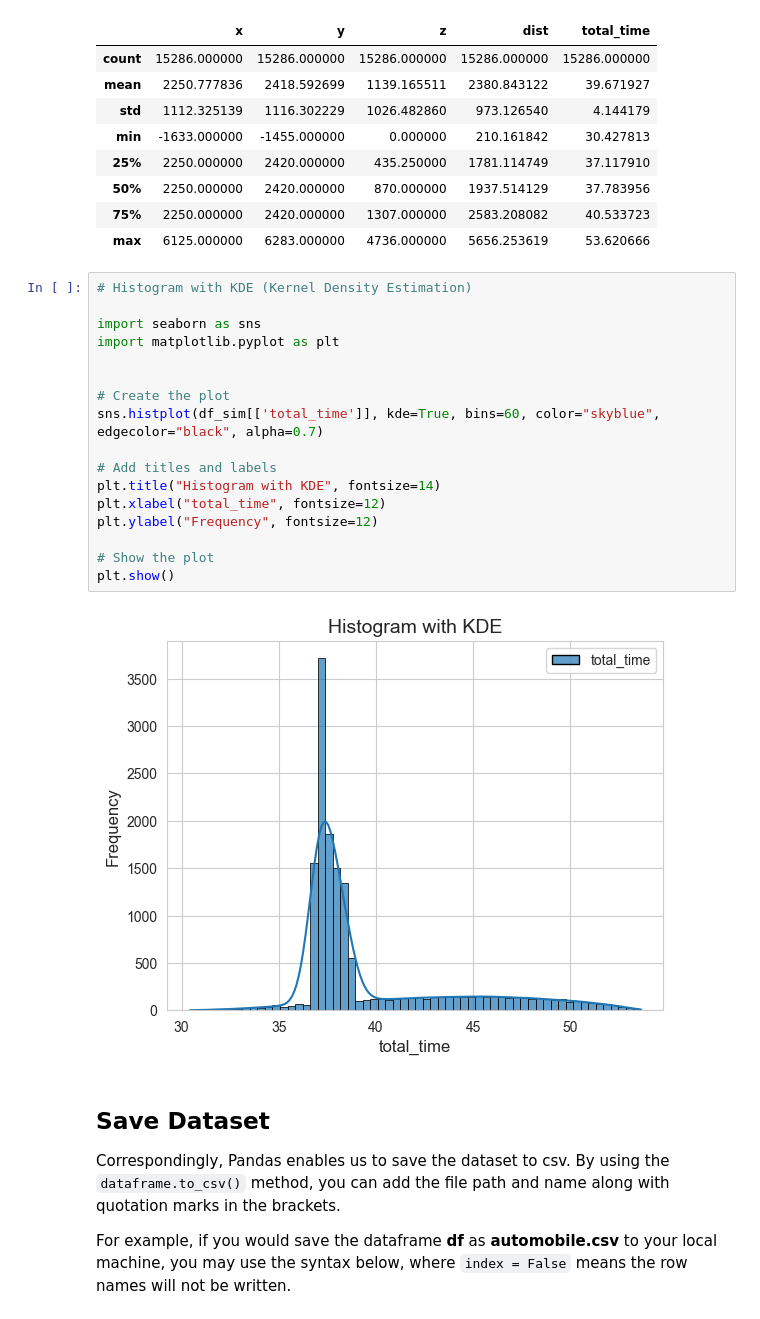
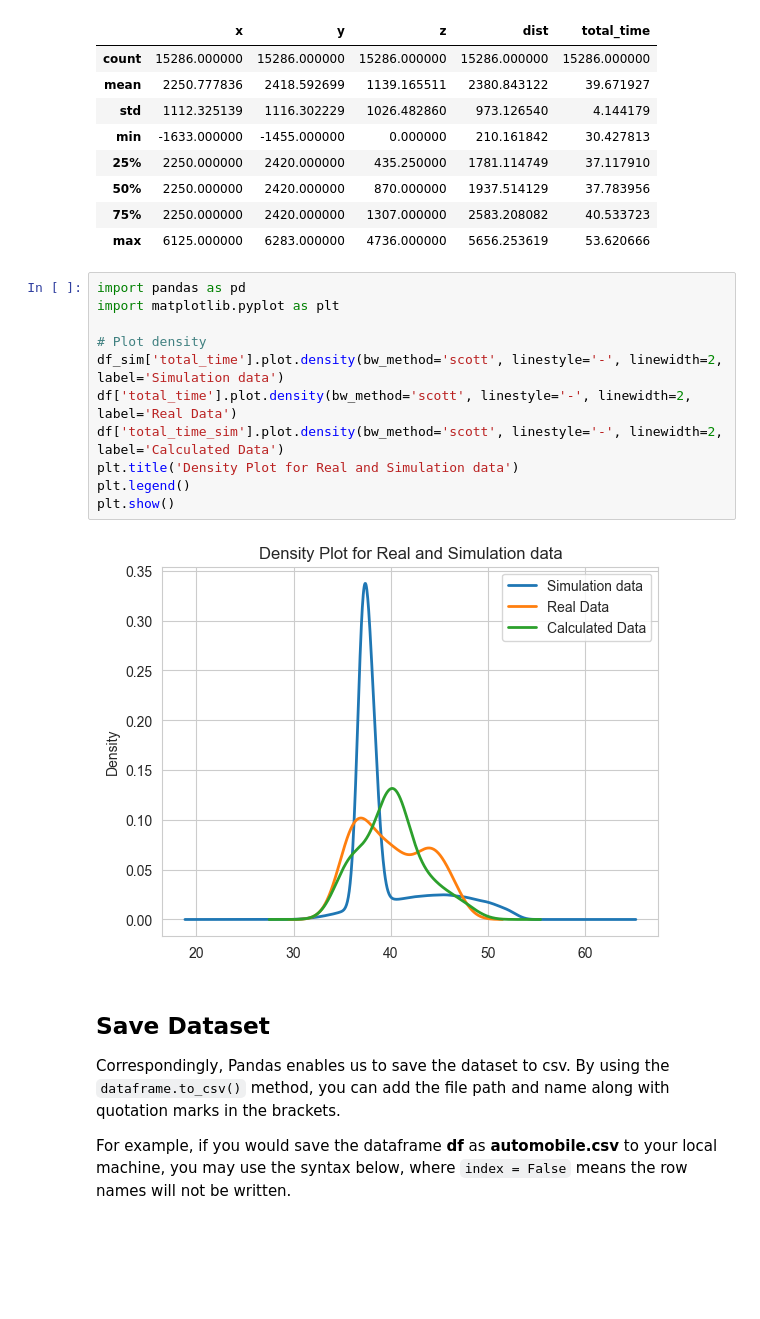
Before and after one commit to UsmanovSla/MGD-RSS, a Jupyter notebook: model/02_DetermModel/DM_02_Model_Parameters.ipynb, the cells around one changed output. Saved outputs shown, nothing was run; the diff lists cells and outputs as text; blank space fills up the shorter version.

```diff
--- a/model/02_DetermModel/DM_02_Model_Parameters.ipynb
+++ b/model/02_DetermModel/DM_02_Model_Parameters.ipynb
@@ -237,25 +226,19 @@ df_sim.describe()
 | 50% | 2250.000000 | 2420.000000 | 870.000000 | 1937.514129 | 37.783956 |
 | 75% | 2250.000000 | 2420.000000 | 1307.000000 | 2583.208082 | 40.533723 |
 | max | 6125.000000 | 6283.000000 | 4736.000000 | 5656.253619 | 53.620666 |
-# %%
-# Histogram with KDE (Kernel Density Estimation)
-
-import seaborn as sns
-import matplotlib.pyplot as plt
-
-
-# Create the plot
-sns.histplot(df_sim[['total_time']], kde=True, bins=60, color="skyblue", edgecolor="black", alpha=0.7)
-
-# Add titles and labels
-plt.title("Histogram with KDE", fontsize=14)
-plt.xlabel("total_time", fontsize=12)
-plt.ylabel("Frequency", fontsize=12)
-
-# Show the plot
-plt.show()
-# %% [output]
-[figure, removed]
+# %%
+import pandas as pd
+import matplotlib.pyplot as plt
+
+# Plot density
+df_sim['total_time'].plot.density(bw_method='scott', linestyle='-', linewidth=2, label='Simulation data')
+df['total_time'].plot.density(bw_method='scott', linestyle='-', linewidth=2, label='Real Data')
+df['total_time_sim'].plot.density(bw_method='scott', linestyle='-', linewidth=2, label='Calculated Data')
+plt.title('Density Plot for Real and Simulation data')
+plt.legend()
+plt.show()
+# %% [output]
+[figure, added]
 # %% [markdown]
 <h2>Save Dataset</h2>
 <p>
```
Also changed, not shown: parts of 2 cells of this notebook, 1 other file.
